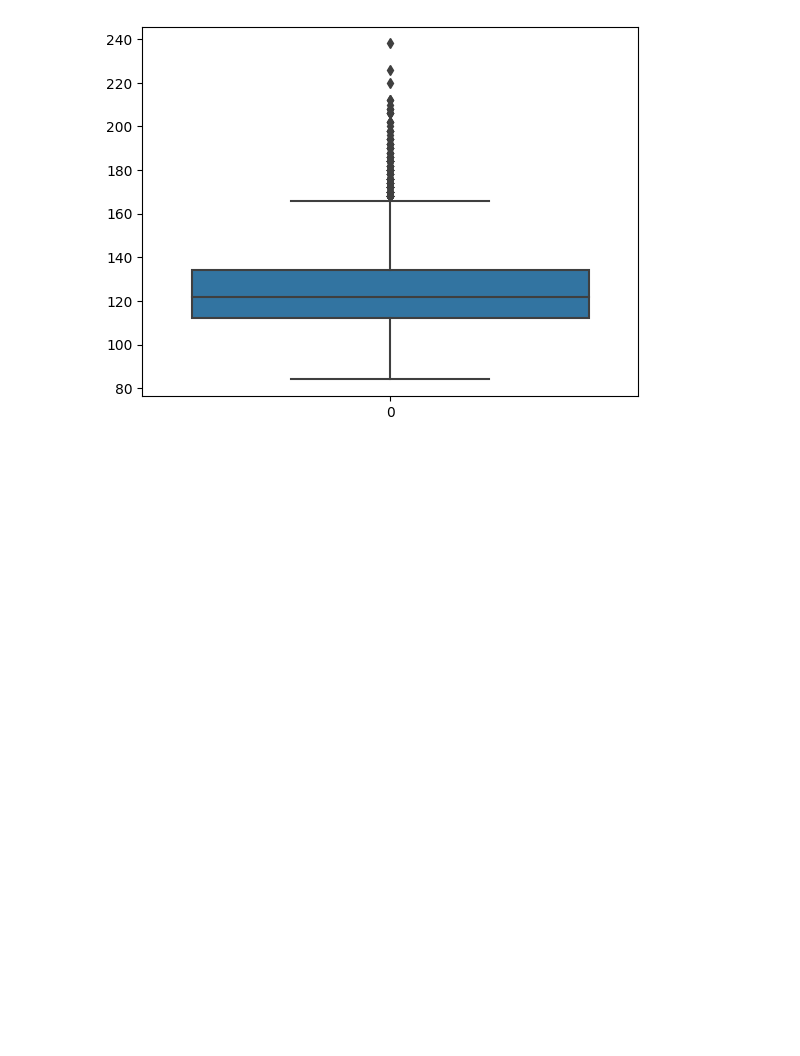
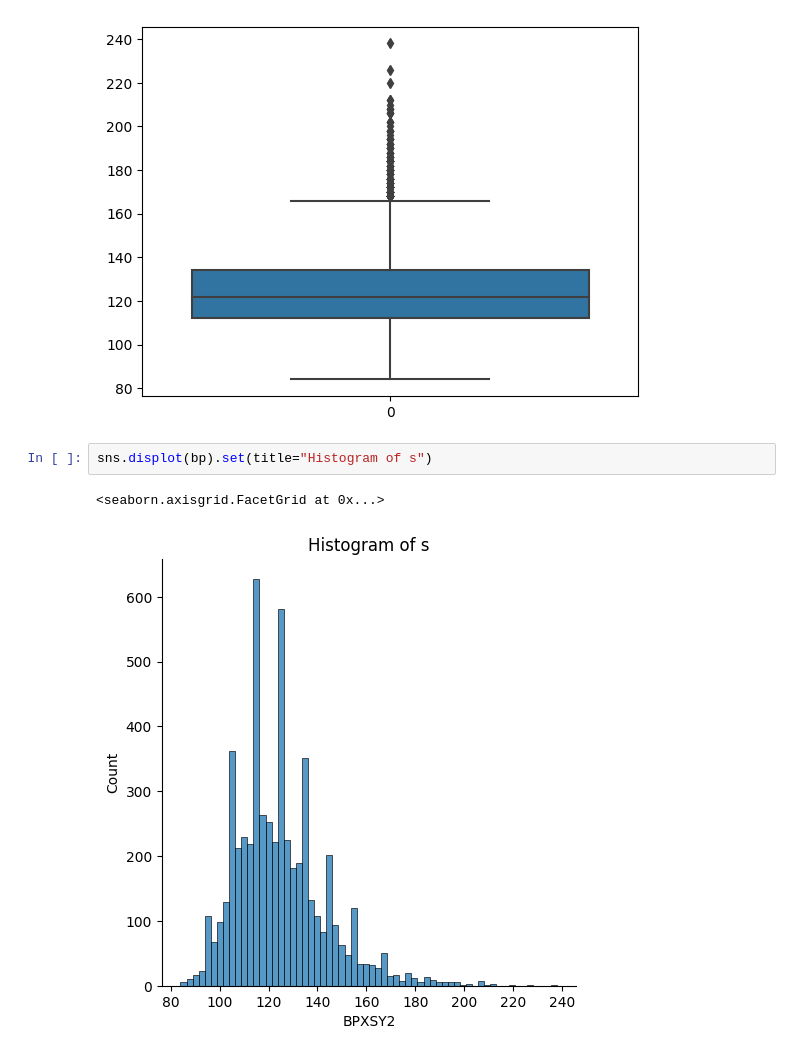
Before and after one commit to BioDani/Statistics-with-Python, a Jupyter notebook: understanding_Visualizing_Data/4_w2_assessment.ipynb, the cells around one changed output. Cells and saved outputs as stored; diff of their text form; blank space fills up the shorter version.

```diff
--- a/understanding_Visualizing_Data/4_w2_assessment.ipynb
+++ b/understanding_Visualizing_Data/4_w2_assessment.ipynb
@@ -183,3 +183,8 @@ sns.boxplot(bp)
 # %% [output]
 <Axes: >
 [figure]
+# %%
+sns.displot(bp).set(title="Histogram of s")
+# %% [output]
+<seaborn.axisgrid.FacetGrid at 0x...>
+[figure, added]
```
